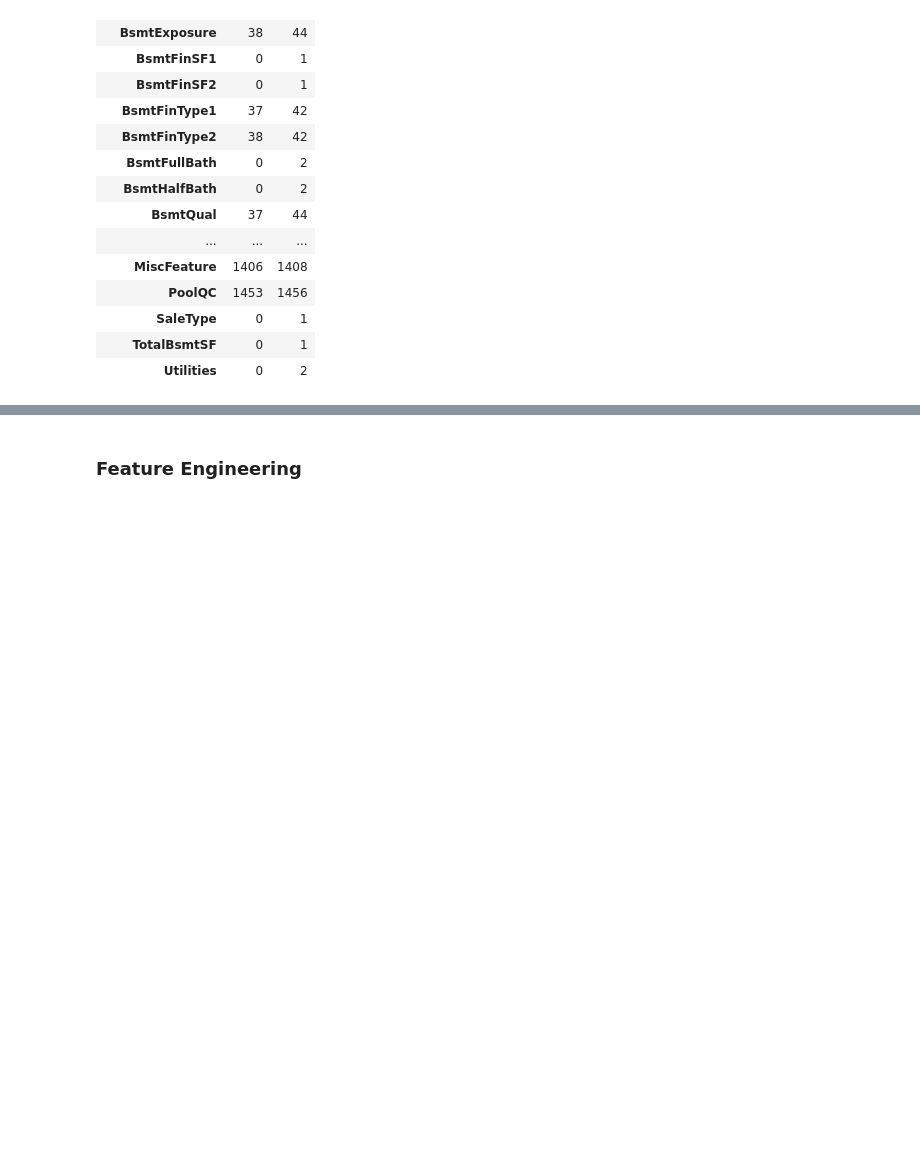
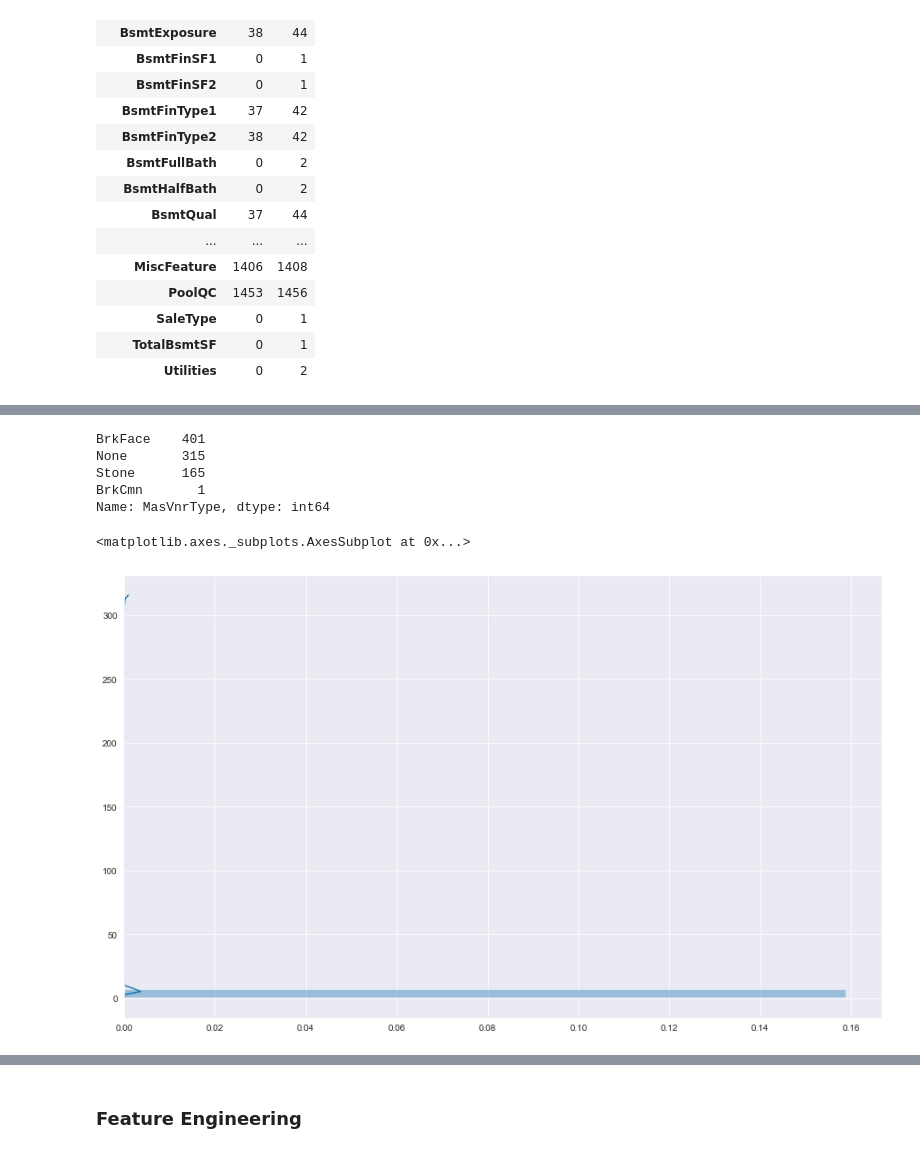
Before and after one commit to Pruthviamin/house_prices_kaggle, a Jupyter notebook: house_prices_kaggle.ipynb, the cells around one changed output, grey strips where cells are left out. Drawn from its saved outputs; the diff is of its cells as text; code cells hidden in the pictures; blank space fills up the shorter version.

```diff
--- a/house_prices_kaggle.ipynb
+++ b/house_prices_kaggle.ipynb
@@ -569,0 +709,16 @@ array([[0.],
+# %%
+df_all[(df_all['OverallQual'] >=7) & (df_all['GrLivArea'] >=1400)]['MasVnrType'].value_counts()
+# %% [output]
+BrkFace    401
+None       315
+Stone      165
+BrkCmn       1
+Name: MasVnrType, dtype: int64
+# %%
+fig, ax = plt.subplots(figsize=(15,9))
+yo = pd.DataFrame(df_all[(df_all['OverallQual'] >=7) & (df_all['GrLivArea'] >=1400)]['MasVnrArea'].value_counts()).transpose()
+yo
+sns.distplot(yo, vertical=True)
+# %% [output]
+<matplotlib.axes._subplots.AxesSubplot at 0x...>
+[figure, added]
```
Also changed, not shown: parts of 16 cells of this notebook.
